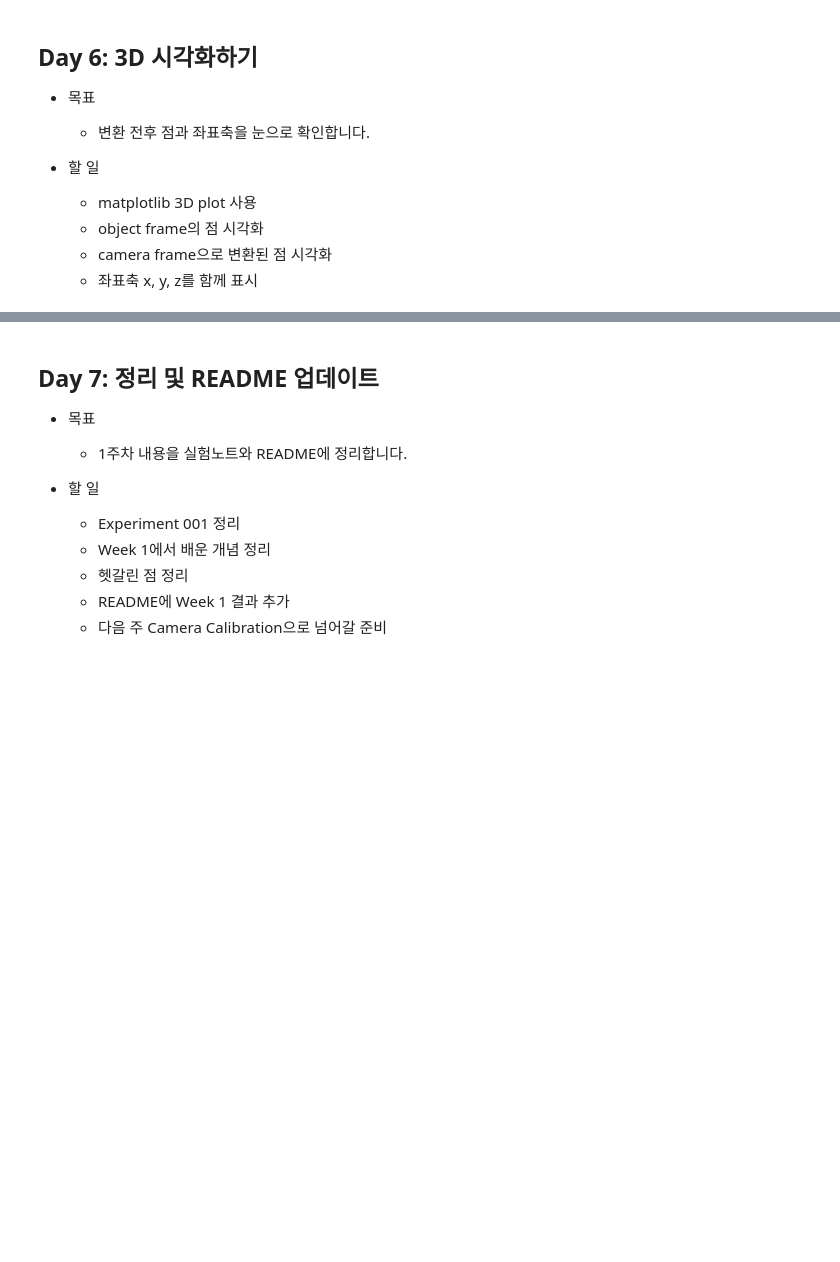
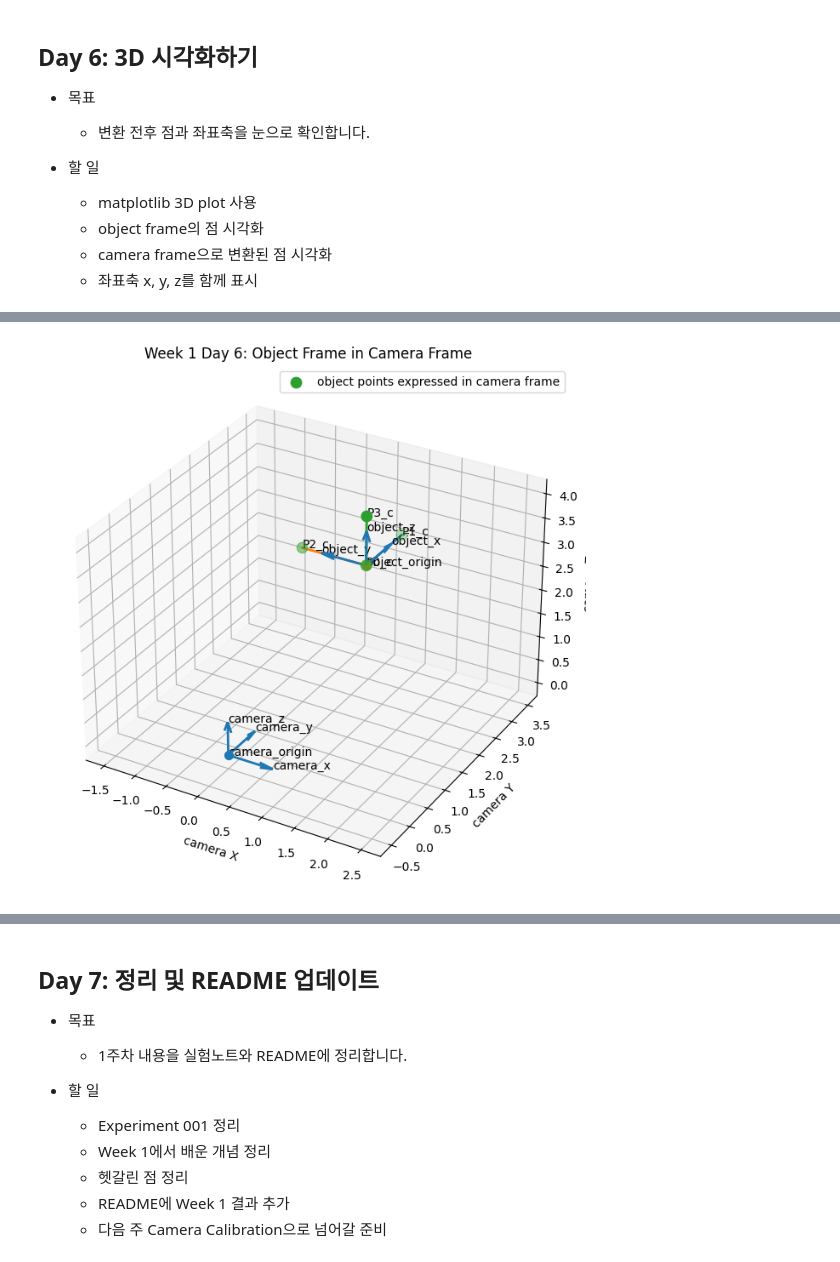
Before and after one commit to ooowedyn/6d-pose-estimation-sprint, a Jupyter notebook: notebooks/week01_transform_basics.ipynb, the cells around one changed output, grey strips where cells are left out. Cells and saved outputs as stored; diff of their text form; code cells hidden in the pictures; blank space fills up the shorter version.

Commit message:
done week1 day7

```diff
--- a/notebooks/week01_transform_basics.ipynb
+++ b/notebooks/week01_transform_basics.ipynb
@@ -2578,0 +2773,84 @@ T_co: object frame -> camera frame
+# %%
+
+# ------------------------------------------------------------
+# 5. Object frame의 origin과 orientation을 camera frame에서 해석
+# ------------------------------------------------------------
+# camera frame 기준에서 보면:
+#
+# object origin = t_co
+# object orientation = R_co
+# ------------------------------------------------------------
+
+camera_origin = np.array([0.0, 0.0, 0.0])
+camera_R = np.eye(3)
+
+object_origin_in_camera = t_co
+object_R_in_camera = R_co
+# %%
+
+# ------------------------------------------------------------
+# 6. 3D plot
+# ------------------------------------------------------------
+
+fig = plt.figure(figsize=(9, 8))
+ax = fig.add_subplot(111, projection="3d")
+# 여기서 fig는 전체 그림판이고, ax는 실제로 좌표축과 점을 그리는 plot 영역이다.
+# 111은 줄여 쓴 표현으로 1행1열1번째 subplot을 나타냄
+# figure를 1행 1열로 나누고, 그중 첫 번째 칸에 plot을 만든다.
+
+# camera frame 기준 좌표축 그리기
+draw_frame(
+    ax,
+    origin=camera_origin,
+    R=camera_R,
+    name="camera",
+    axis_length=0.7
+)
+
+# object frame을 camera frame 안에 그리기
+draw_frame(
+    ax,
+    origin=object_origin_in_camera,
+    R=object_R_in_camera,
+    name="object",
+    axis_length=0.7
+)
+
+# camera frame 기준으로 변환된 object points 그리기
+ax.scatter(
+    points_c[:, 0],
+    points_c[:, 1],
+    points_c[:, 2],
+    s=80,
+    label="object points expressed in camera frame"
+)
+
+# object point들을 선으로 연결해서 모양 확인
+connections = [
+    (0, 1),  # origin -> x point
+    (0, 2),  # origin -> y point
+    (0, 3),  # origin -> z point
+]
+
+for i, j in connections:
+    ax.plot(
+        [points_c[i, 0], points_c[j, 0]],
+        [points_c[i, 1], points_c[j, 1]],
+        [points_c[i, 2], points_c[j, 2]],
+        linewidth=2
+    )
+
+# 각 점에 label 표시
+for idx, p in enumerate(points_c):
+    ax.text(p[0], p[1], p[2], f"P{idx}_c")
+
+ax.set_title("Week 1 Day 6: Object Frame in Camera Frame")
+ax.set_xlabel("camera X")
+ax.set_ylabel("camera Y")
+ax.set_zlabel("camera Z")
+ax.legend()
+
+set_axes_equal(ax)
+plt.show()
+# %% [output]
+[figure, added]
```
Also changed, not shown: parts of 7 cells of this notebook.
